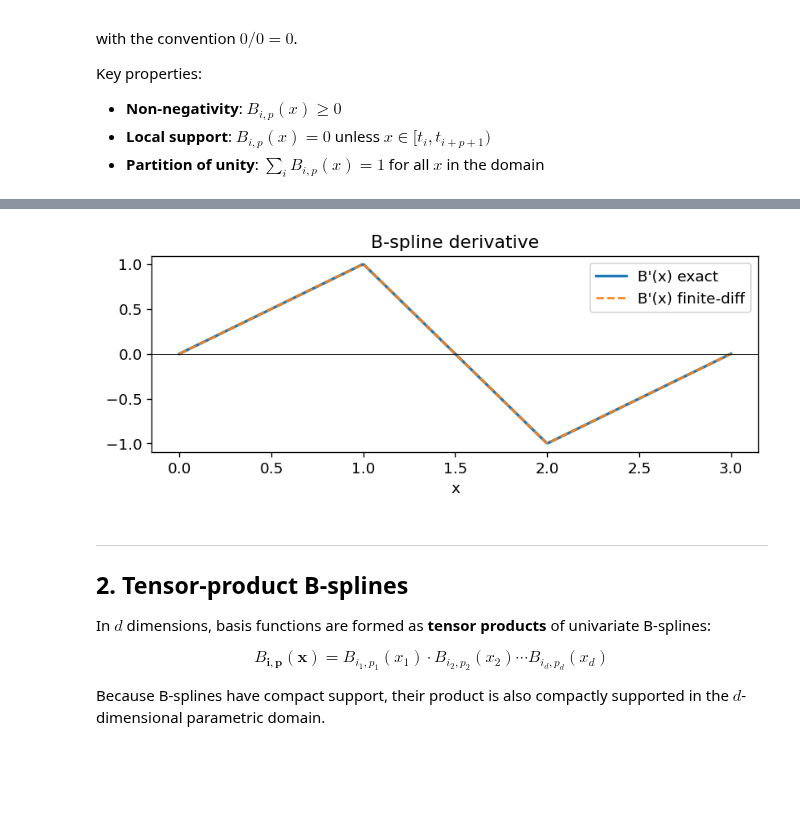
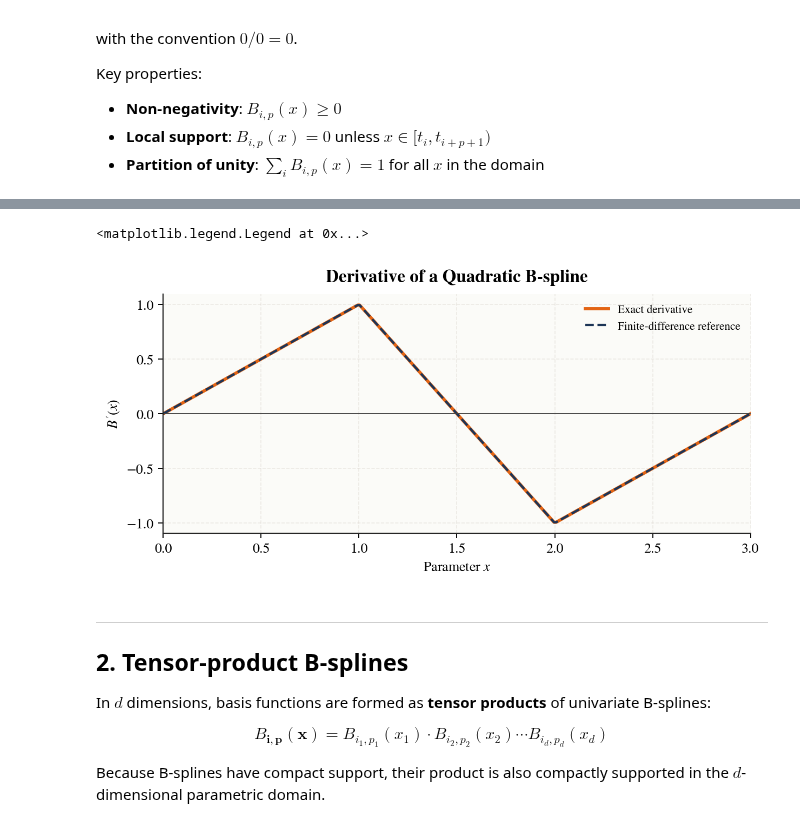
Before and after one commit to VhI3/THBSplines, a Jupyter notebook: notebooks/THBSplines_tutorial.ipynb, the cells around one changed output, grey strips where cells are left out. Cells and saved outputs as stored; diff of their text form; code cells hidden in the pictures; blank space fills up the shorter version.

```diff
--- a/notebooks/THBSplines_tutorial.ipynb
+++ b/notebooks/THBSplines_tutorial.ipynb
@@ -126,28 +194,28 @@ plt.tight_layout()
 # %%
 # ── First derivative of a B-spline ────────────────────────────────────────────
 #
 # The derivative of B_{i,p} is:
 #   B'_{i,p}(x) = p * [ B_{i,p-1}(x) / (t_{i+p}-t_i)  -  B_{i+1,p-1}(x) / (t_{i+p+1}-t_{i+1}) ]
 
 knots = np.array([0.0, 1.0, 2.0, 3.0])
 B = CyBSpline(2, knots)
 
 x = np.linspace(0, 3, 300)
-dBdx = B.D(x, 1)   # first derivative
+dBdx = B.D(x, 1)
 
-# Finite-difference reference
 h = 1e-5
 fd_ref = (B(x + h) - B(x - h)) / (2 * h)
 
-fig, ax = plt.subplots(figsize=(7, 3))
-ax.plot(x, dBdx,  lw=2,              label="B'(x) exact")
-ax.plot(x, fd_ref, ls='--', lw=1.5,  label="B'(x) finite-diff")
-ax.axhline(0, color='k', lw=0.5)
-ax.set(xlabel='x', title='B-spline derivative')
-ax.legend()
-plt.tight_layout()
+fig, ax = plt.subplots(figsize=(7.2, 3.4), constrained_layout=True)
+ax.plot(x, dBdx, lw=2.5, color=LINE_COLORS[1], label="Exact derivative")
+ax.plot(x, fd_ref, ls='--', lw=1.8, color=LINE_COLORS[5], label='Finite-difference reference')
+ax.axhline(0, color='#444444', lw=0.8)
+style_axes(ax, xlabel='Parameter $x$', ylabel="$B'(x)$", title='Derivative of a Quadratic B-spline')
+ax.set_xlim(0, 3)
+ax.legend(loc='upper right')
 # %% [output]
+<matplotlib.legend.Legend at 0x...>
-[figure, old version]
+[figure, new version]
 # %% [markdown]
 ---
 ## 2. Tensor-product B-splines
```
Also changed, not shown: parts of 13 cells of this notebook, 8 other files.
